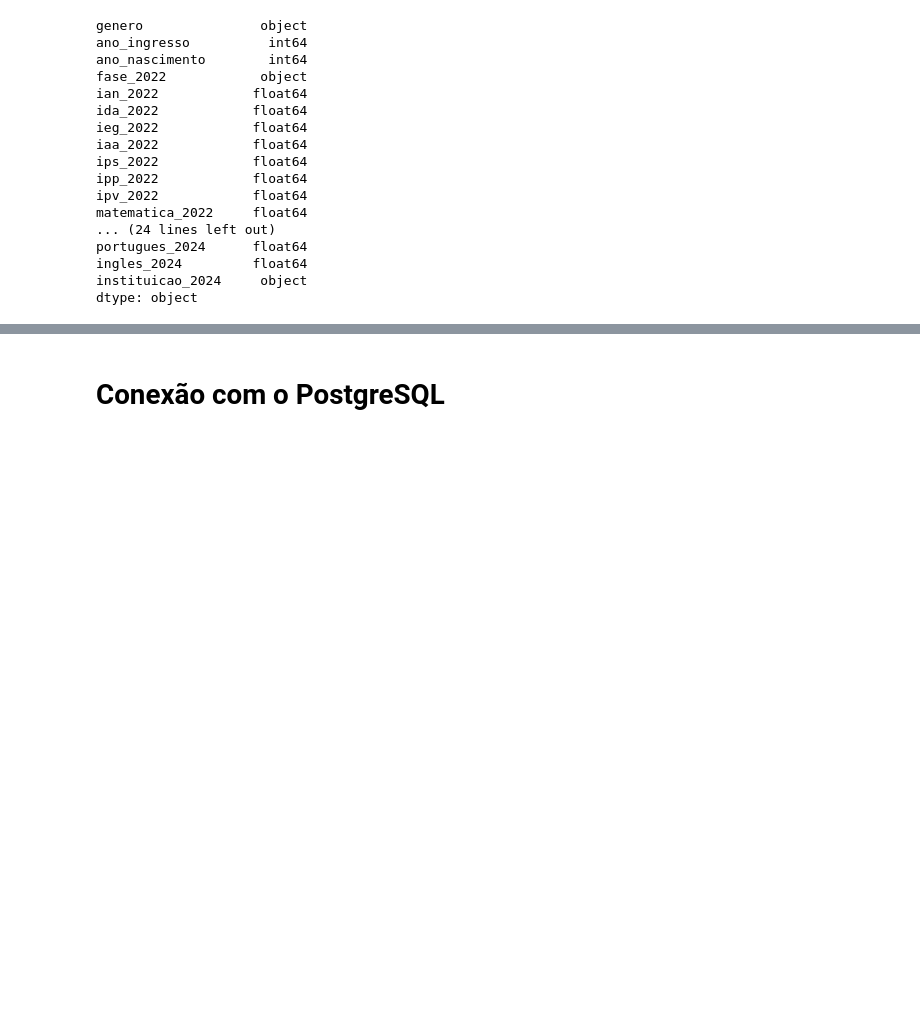
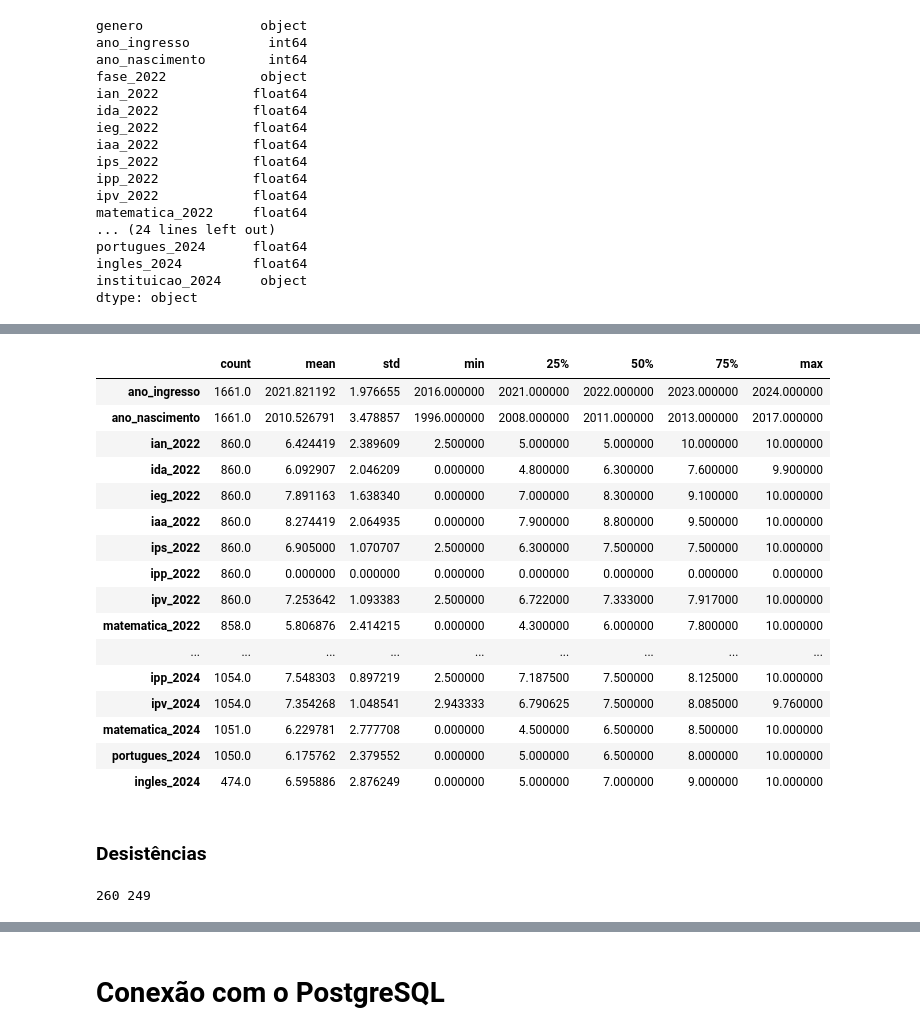
Before and after one commit to victoria-menezes/fiap-data-analytics-DATATHON, a Jupyter notebook: notebook.ipynb, the cells around one changed output, grey strips where cells are left out. Cells and saved outputs as stored; diff of their text form; code cells hidden in the pictures; blank space fills up the shorter version.

```diff
--- a/notebook.ipynb
+++ b/notebook.ipynb
@@ -356,13 +1064,13 @@ df_2024.shape
 ### Juntando as sheets
 # %%
 df = pd.concat(
-    [df_2022,
-    df_2023]
+    [data_2022,
+    dados_2023]
 )
 
 df = pd.concat(
     [df,
-     df_2024]
+     dados_2024]
 )
 
 df.shape
@@ -410,7 +1118,7 @@ cols_str = [
 ]
 # %%
 for col in cols_str:
-    for year in dfs_year.keys():
+    for year in raw_data.keys():
         df[f'{col}_{year}'] = df[f'{col}_{year}'].astype(str)
         df[f'{col}_{year}'] = df[f'{col}_{year}'].str.lower()
 # %% [markdown]
@@ -430,7 +1138,7 @@ cols_float = [
 ]
 # %%
 for col in cols_float:
-    for year in dfs_year.keys():
+    for year in raw_data.keys():
         df[f'{col}_{year}'] = df[f'{col}_{year}'].astype(float)
 # %% [markdown]
 ### Ints
@@ -467,0 +1174,10 @@ df.to_csv(FILE_JOINED_DATA)
+# %%
+df = df.replace(
+    'nan',
+    np.nan
+)
+
+df = df.replace(
+    'NA',
+    np.nan
+)
@@ -470,0 +1239,22 @@ Adicionando novos parâmetros, e lidando com dados nulos
+# %%
+df.describe().T
+# %% [output]
+|  | count | mean | std | min | 25% | 50% | 75% | max |
+| ano_ingresso | 1661.0 | 2021.821192 | 1.976655 | 2016.000000 | 2021.000000 | 2022.000000 | 2023.000000 | 2024.000000 |
+| ano_nascimento | 1661.0 | 2010.526791 | 3.478857 | 1996.000000 | 2008.000000 | 2011.000000 | 2013.000000 | 2017.000000 |
+| ian_2022 | 860.0 | 6.424419 | 2.389609 | 2.500000 | 5.000000 | 5.000000 | 10.000000 | 10.000000 |
+| ida_2022 | 860.0 | 6.092907 | 2.046209 | 0.000000 | 4.800000 | 6.300000 | 7.600000 | 9.900000 |
+| ieg_2022 | 860.0 | 7.891163 | 1.638340 | 0.000000 | 7.000000 | 8.300000 | 9.100000 | 10.000000 |
+| iaa_2022 | 860.0 | 8.274419 | 2.064935 | 0.000000 | 7.900000 | 8.800000 | 9.500000 | 10.000000 |
+| ips_2022 | 860.0 | 6.905000 | 1.070707 | 2.500000 | 6.300000 | 7.500000 | 7.500000 | 10.000000 |
+| ipp_2022 | 860.0 | 0.000000 | 0.000000 | 0.000000 | 0.000000 | 0.000000 | 0.000000 | 0.000000 |
+| ipv_2022 | 860.0 | 7.253642 | 1.093383 | 2.500000 | 6.722000 | 7.333000 | 7.917000 | 10.000000 |
+| matematica_2022 | 858.0 | 5.806876 | 2.414215 | 0.000000 | 4.300000 | 6.000000 | 7.800000 | 10.000000 |
+| ... | ... | ... | ... | ... | ... | ... | ... | ... |
+| ipp_2024 | 1054.0 | 7.548303 | 0.897219 | 2.500000 | 7.187500 | 7.500000 | 8.125000 | 10.000000 |
+| ipv_2024 | 1054.0 | 7.354268 | 1.048541 | 2.943333 | 6.790625 | 7.500000 | 8.085000 | 9.760000 |
+| matematica_2024 | 1051.0 | 6.229781 | 2.777708 | 0.000000 | 4.500000 | 6.500000 | 8.500000 | 10.000000 |
+| portugues_2024 | 1050.0 | 6.175762 | 2.379552 | 0.000000 | 5.000000 | 6.500000 | 8.000000 | 10.000000 |
+| ingles_2024 | 474.0 | 6.595886 | 2.876249 | 0.000000 | 5.000000 | 7.000000 | 9.000000 | 10.000000 |
+# %% [markdown]
+### Desistências
@@ -470,0 +1265,20 @@ Adicionando novos parâmetros, e lidando com dados nulos
+# %%
+terminated_2022 = []
+# student from 2022 is in 2023?
+for student in students_2022:
+    if student not in students_2023:
+        terminated_2022.append(student)
+
+
+terminated_2023 = []
+# student from 2023 is in 2024?
+for student in students_2023:
+    if student not in students_2024:
+        terminated_2023.append(student)
+
+print(
+    len(terminated_2022),
+    len(terminated_2023),
+    )
+# %% [output]
+260 249
```
Also changed, not shown: parts of 110 cells of this notebook.
